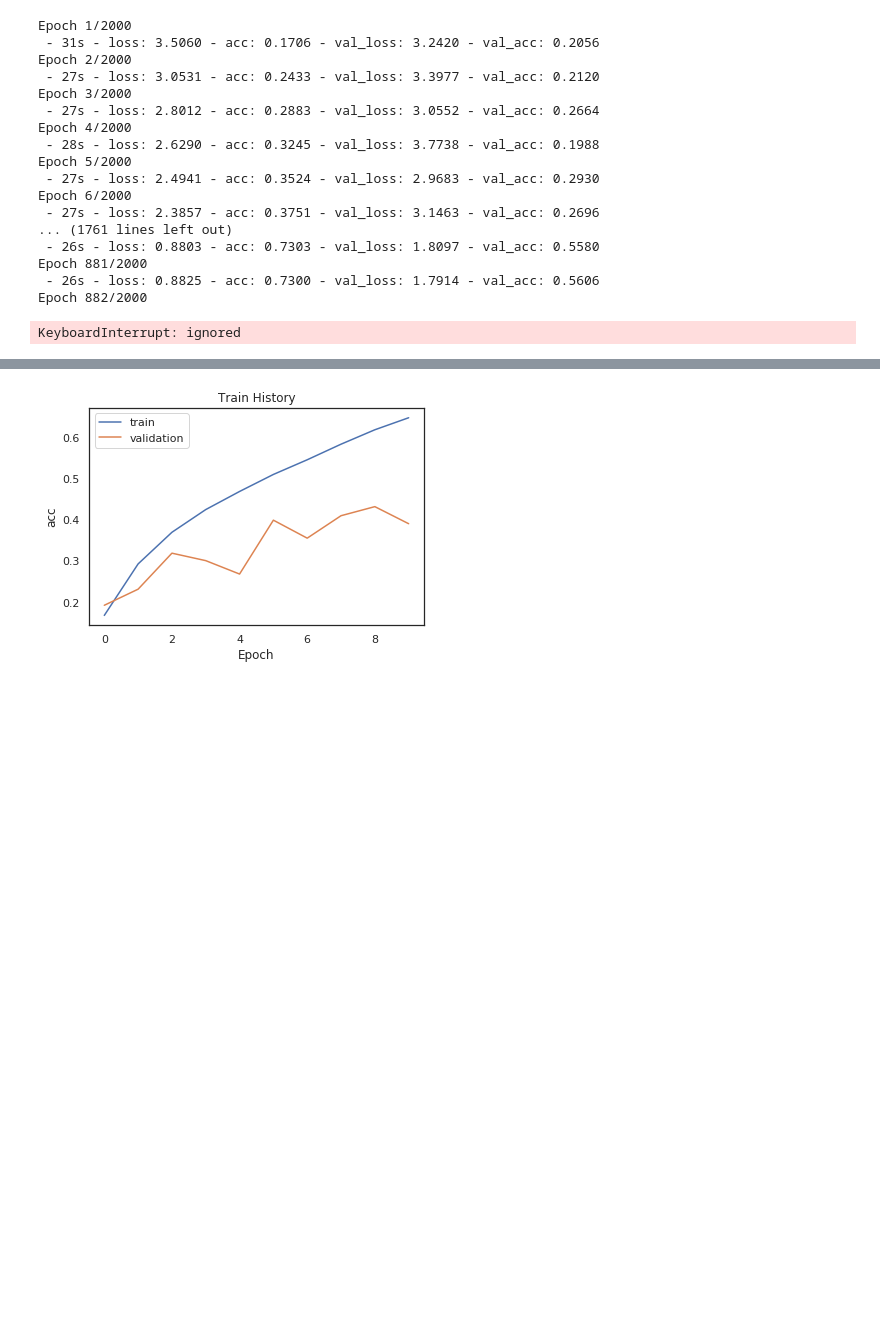
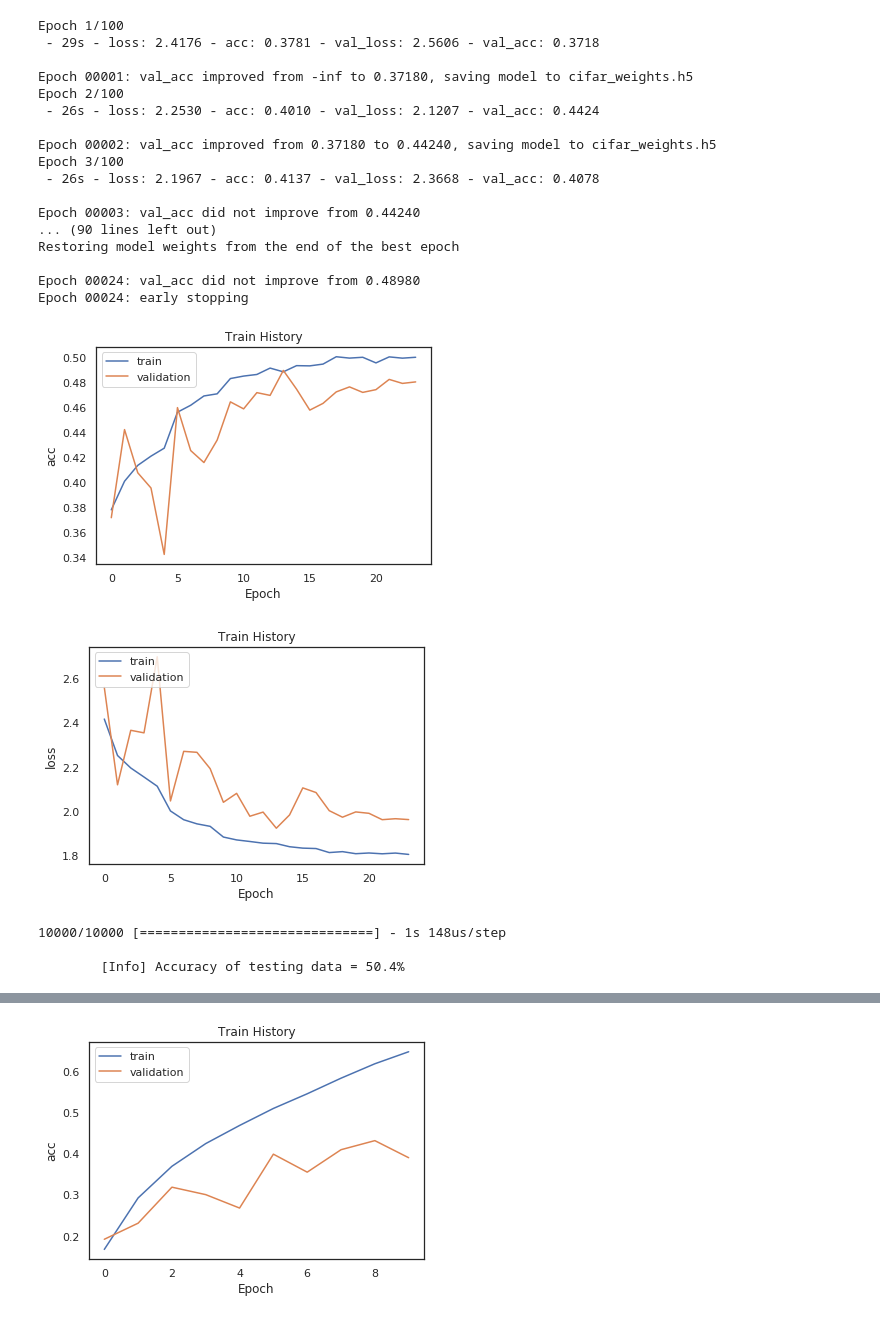
Before and after one commit to handsomekiwi/JupyterPractice, a Jupyter notebook: ML_course_HW/Y2019 HW10_2u.ipynb, the cells around one changed output, grey strips where cells are left out. Saved outputs shown, nothing was run; the diff lists cells and outputs as text; code cells hidden in the pictures; blank space fills up the shorter version.

```diff
--- a/ML_course_HW/Y2019 HW10_2u.ipynb
+++ b/ML_course_HW/Y2019 HW10_2u.ipynb
@@ -116,57 +139,66 @@ from keras.callbacks import ReduceLROnPlateau
 from keras.preprocessing.image import ImageDataGenerator
 # Set a learning rate annealer
 learning_rate_reduction = ReduceLROnPlateau(monitor='val_acc',
                                             patience=3,
                                             verbose=1,
                                             factor=0.5,
                                             min_lr=0.00001)
 
-epochs = 2000 # Turn epochs to 30 to get 0.9967 accuracy
+epochs = 100 # Turn epochs to 30 to get 0.9967 accuracy
 batch_size = 200
 
+from keras.callbacks import ReduceLROnPlateau, ModelCheckpoint, EarlyStopping
+reduce_learning_rate = ReduceLROnPlateau(monitor = 'val_acc', patience = 3, verbose = 1, factor = 0.3, min_lr = 0.00001)
+early_stopping = EarlyStopping(monitor = 'val_loss', min_delta = 1e-10, patience = 10, verbose = 1, restore_best_weights = True)
+checkpoint = ModelCheckpoint('cifar_weights.h5', monitor = 'val_acc', verbose = 1, save_best_only = True, mode = 'max')
+callbacks = [reduce_learning_rate,early_stopping,checkpoint]
 datagen = ImageDataGenerator(
         featurewise_center=False,  # set input mean to 0 over the dataset
         samplewise_center=False,  # set each sample mean to 0
         featurewise_std_normalization=False,  # divide inputs by std of the dataset
         samplewise_std_normalization=False,  # divide each input by its std
         zca_whitening=False,  # apply ZCA whitening
         rotation_range=10,  # randomly rotate images in the range (degrees, 0 to 180)
         zoom_range = 0.1, # Randomly zoom image
         width_shift_range=0.1,  # randomly shift images horizontally (fraction of total width)
         height_shift_range=0.1,  # randomly shift images vertically (fraction of total height)
-        horizontal_flip=False,  # randomly flip images
-        vertical_flip=False)  # randomly flip images
+        horizontal_flip=True,  # randomly flip images
+        vertical_flip=True)  # randomly flip images
 datagen.fit(X_train)
+
 # Fit the model
 history = model.fit_generator(datagen.flow(X_train,Y_train, batch_size=batch_size),
                               epochs = epochs, validation_data = (X_val,Y_val),
                               verbose = 2, steps_per_epoch=X_train.shape[0] // batch_size
-                              , callbacks=[learning_rate_reduction])
+                              , callbacks= callbacks)
 
-show_train_history(train_history, 'acc', 'val_acc')
-show_train_history(train_history, 'loss', 'val_loss')
+#train_history=model.fit(x=x_train_normalize, y=y_train_onehot, validation_split=0.2, epochs=10, batch_size=128,verbose=2)
+show_train_history(history, 'acc', 'val_acc')
+show_train_history(history, 'loss', 'val_loss')
 scores = model.evaluate(x_test_normalize, y_test_onehot)
 print()
 print("\t[Info] Accuracy of testing data = {:2.1f}%".format(scores[1]*100.0))
-
-#train_history=model.fit(x=x_train_normalize, y=y_train_onehot, validation_split=0.2, epochs=10, batch_size=128,verbose=2)
 # %% [output]
-Epoch 1/2000
- - 31s - loss: 3.5060 - acc: 0.1706 - val_loss: 3.2420 - val_acc: 0.2056
-Epoch 2/2000
- - 27s - loss: 3.0531 - acc: 0.2433 - val_loss: 3.3977 - val_acc: 0.2120
-Epoch 3/2000
- - 27s - loss: 2.8012 - acc: 0.2883 - val_loss: 3.0552 - val_acc: 0.2664
-Epoch 4/2000
- - 28s - loss: 2.6290 - acc: 0.3245 - val_loss: 3.7738 - val_acc: 0.1988
-Epoch 5/2000
- - 27s - loss: 2.4941 - acc: 0.3524 - val_loss: 2.9683 - val_acc: 0.2930
-Epoch 6/2000
- - 27s - loss: 2.3857 - acc: 0.3751 - val_loss: 3.1463 - val_acc: 0.2696
-... (1761 lines left out)
- - 26s - loss: 0.8803 - acc: 0.7303 - val_loss: 1.8097 - val_acc: 0.5580
-Epoch 881/2000
- - 26s - loss: 0.8825 - acc: 0.7300 - val_loss: 1.7914 - val_acc: 0.5606
-Epoch 882/2000
+Epoch 1/100
+ - 29s - loss: 2.4176 - acc: 0.3781 - val_loss: 2.5606 - val_acc: 0.3718
+
+Epoch 00001: val_acc improved from -inf to 0.37180, saving model to cifar_weights.h5
+Epoch 2/100
+ - 26s - loss: 2.2530 - acc: 0.4010 - val_loss: 2.1207 - val_acc: 0.4424
+
+Epoch 00002: val_acc improved from 0.37180 to 0.44240, saving model to cifar_weights.h5
+Epoch 3/100
+ - 26s - loss: 2.1967 - acc: 0.4137 - val_loss: 2.3668 - val_acc: 0.4078
+
+Epoch 00003: val_acc did not improve from 0.44240
+... (90 lines left out)
+Restoring model weights from the end of the best epoch
+
+Epoch 00024: val_acc did not improve from 0.48980
+Epoch 00024: early stopping
+[figure, added]
+[figure, added]
-KeyboardInterrupt: ignored
+10000/10000 [==============================] - 1s 148us/step
+
+        [Info] Accuracy of testing data = 50.4%
 # %%
```
Also changed, not shown: parts of 4 cells of this notebook.
